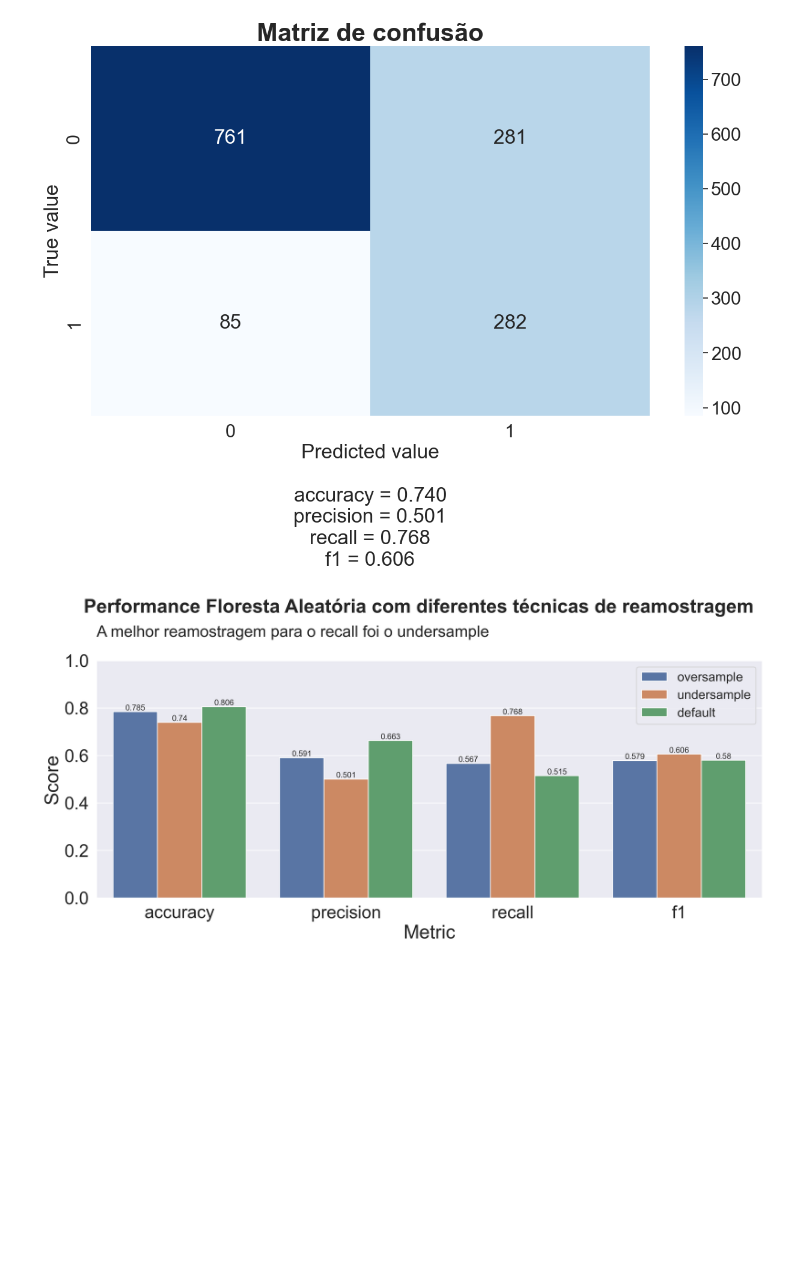
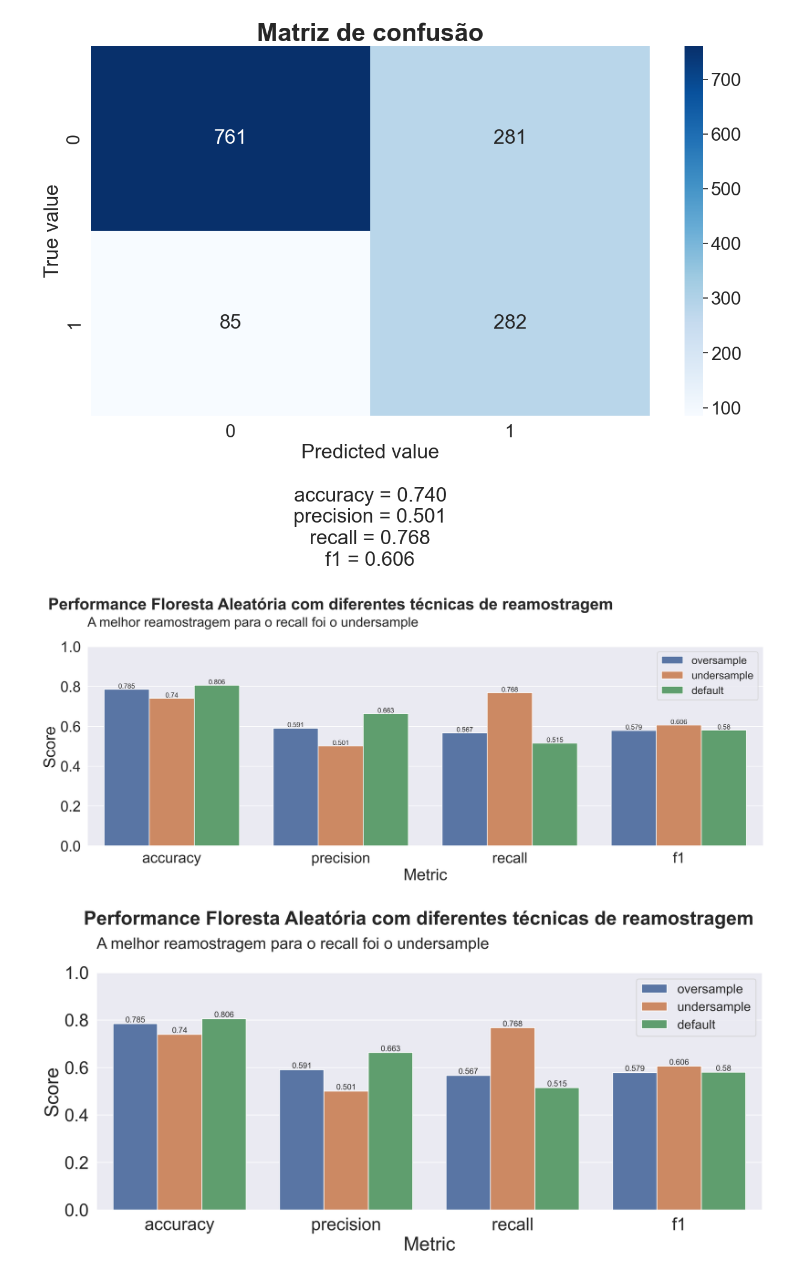
Before and after one commit to olucaslopes/customer-churn-analysis, a Jupyter notebook: Prevendo Churn de clientes.ipynb, the cells around one changed output. Saved outputs shown, nothing was run; the diff lists cells and outputs as text; code cells hidden in the pictures; blank space fills up the shorter version.

Commit message:
Save resampling plot

```diff
--- a/Prevendo Churn de clientes.ipynb
+++ b/Prevendo Churn de clientes.ipynb
@@ -451,6 +451,21 @@ resampling_results = pd.DataFrame(
         'Score': over_result + under_result + default_result
     }
 )
+# %%
+fig, ax = plt.subplots(1, 1, figsize=(15,6), dpi=300, constrained_layout=True)
+plt.suptitle(
+    'Performance Floresta Aleatória com diferentes técnicas de reamostragem', weight='bold', fontsize=24, x=0.4
+    )
+plt.title('A melhor reamostragem para o recall foi o undersample', pad=30, loc='left', fontsize=20)
+ax = sns.barplot(data=resampling_results, x='Metric', y='Score', hue='Resample')
+plt.ylim((0, 1))
+plt.legend(title='', fontsize=16)
+for i in ax.containers:
+    ax.bar_label(i, fontsize=10)
+    plt.savefig('img/perf-resampling.png')
+plt.show()
+# %% [output]
+[figure, added]
 # %%
 plt.figure(figsize=(15,6), dpi=300)
 plt.suptitle('Performance Floresta Aleatória com diferentes técnicas de reamostragem', weight='bold', fontsize=24)
```
Also changed, not shown: 1 other file.
